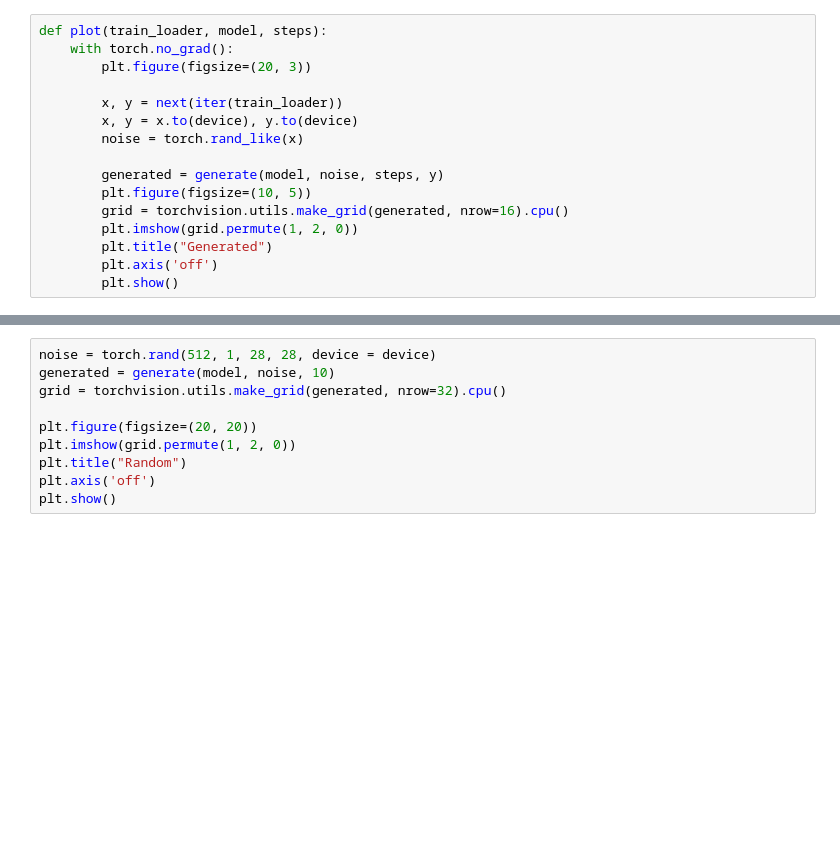
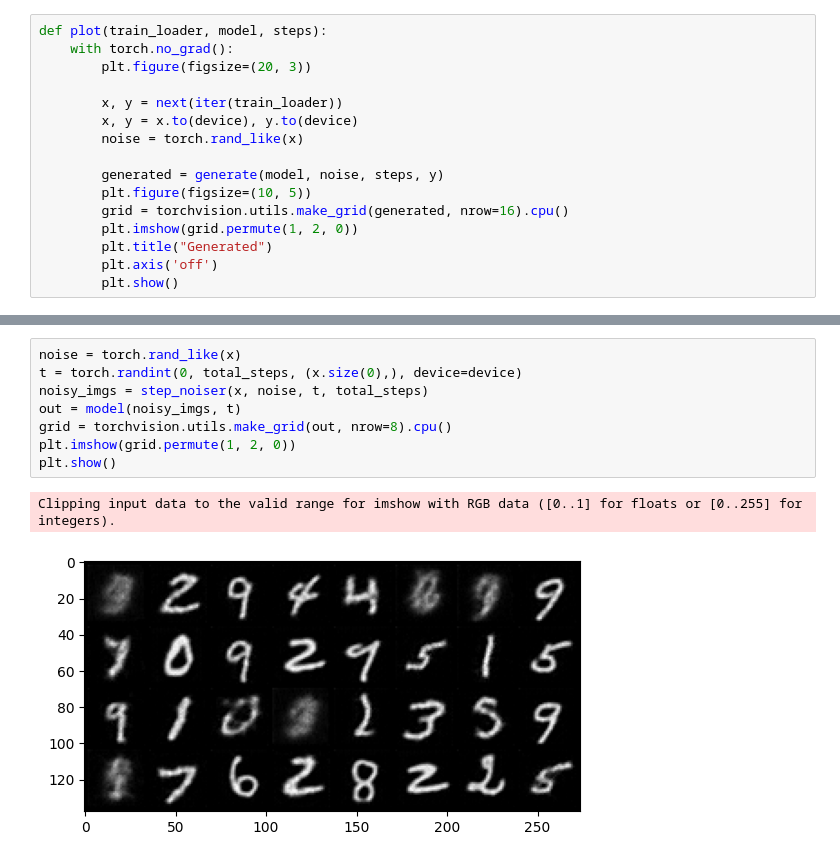
Before and after one commit to karanravindra/nn-zoo, a Jupyter notebook: qmnist/diffusion.ipynb, the cells around one changed output, grey strips where cells are left out. Drawn from its saved outputs; the diff is of its cells as text; blank space fills up the shorter version.

```diff
--- a/qmnist/diffusion.ipynb
+++ b/qmnist/diffusion.ipynb
@@ -253,10 +530,11 @@ plot(train_loader, model, 8)
 # %%
-noise = torch.rand(512, 1, 28, 28, device = device)
-generated = generate(model, noise, 10)
-grid = torchvision.utils.make_grid(generated, nrow=32).cpu()
-
-plt.figure(figsize=(20, 20))
+noise = torch.rand_like(x)
+t = torch.randint(0, total_steps, (x.size(0),), device=device)
+noisy_imgs = step_noiser(x, noise, t, total_steps)
+out = model(noisy_imgs, t)
+grid = torchvision.utils.make_grid(out, nrow=8).cpu()
 plt.imshow(grid.permute(1, 2, 0))
-plt.title("Random")
-plt.axis('off')
 plt.show()
+# %% [output]
+Clipping input data to the valid range for imshow with RGB data ([0..1] for floats or [0..255] for integers).
+[figure, added]
```
Also changed, not shown: parts of 9 cells of this notebook, 1 other file.
